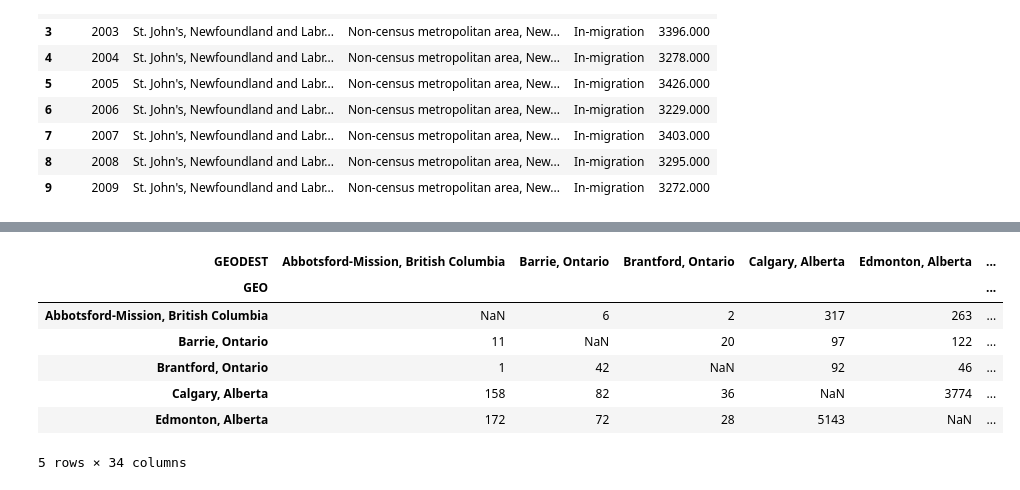
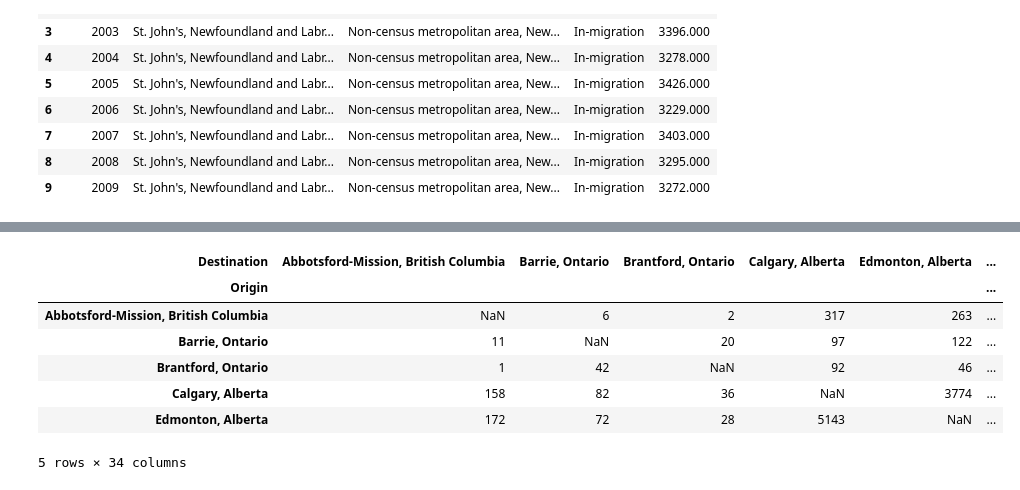
Before and after one commit to CitizensCode/PopulationFlow, a Jupyter notebook: PopulationFlow.ipynb, the cells around one changed output, grey strips where cells are left out. Drawn from its saved outputs; the diff is of its cells as text; code cells hidden in the pictures.

```diff
--- a/PopulationFlow.ipynb
+++ b/PopulationFlow.ipynb
@@ -56,6 +56,9 @@ flowData.head(10)
 | 7 | 2007 | St. John's, Newfoundland and Labr... | Non-census metropolitan area, New... | In-migration | 3403.000 |
 | 8 | 2008 | St. John's, Newfoundland and Labr... | Non-census metropolitan area, New... | In-migration | 3295.000 |
 | 9 | 2009 | St. John's, Newfoundland and Labr... | Non-census metropolitan area, New... | In-migration | 3272.000 |
+# %%
+# Rename columns
+flowData = flowData.rename(columns={"GEO": "Origin", "GEODEST": "Destination"})
 # %%
 # Filter for only the most recent data
 flowData2011 = flowData[flowData['Ref_Date'] == 2011].drop('Ref_Date', axis=1).reset_index(drop=True)
@@ -72,7 +75,7 @@ flowData2011.head()
 flowData2011['Value'] = flowData2011['Value'].convert_objects(convert_numeric=True)
 # %%
 # Remove all the non-census areas as a first-pass
-flowData2011_cma = flowData2011[~flowData2011['GEODEST'].str.contains('Non-census')]
-flowData2011_cma = flowData2011_cma[~flowData2011_cma['GEO'].str.contains('Non-census')]
+flowData2011_cma = flowData2011[~flowData2011['Destination'].str.contains('Non-census')]
+flowData2011_cma = flowData2011_cma[~flowData2011_cma['Origin'].str.contains('Non-census')]
 flowData2011_cma.head()
 # %% [output]
@@ -105,9 +99,10 @@ outMig.head()
 # %%
-outMigPiv = outMig.pivot('GEO', 'GEODEST', 'Value')
+outMigPiv = outMig.pivot('Origin', 'Destination', 'Value')
+inMigPiv = inMig.pivot('Origin', 'Destination', 'Value')
 outMigPiv.head()
 # %% [output]
-| GEODEST | Abbotsford-Mission, British Columbia | Barrie, Ontario | Brantford, Ontario | Calgary, Alberta | Edmonton, Alberta | ... |
-| GEO |  |  |  |  |  | ... |
+| Destination | Abbotsford-Mission, British Columbia | Barrie, Ontario | Brantford, Ontario | Calgary, Alberta | Edmonton, Alberta | ... |
+| Origin |  |  |  |  |  | ... |
 | Abbotsford-Mission, British Columbia | NaN | 6 | 2 | 317 | 263 | ... |
 | Barrie, Ontario | 11 | NaN | 20 | 97 | 122 | ... |
 | Brantford, Ontario | 1 | 42 | NaN | 92 | 46 | ... |
```
Also changed, not shown: parts of 7 cells of this notebook, 1 other file.
